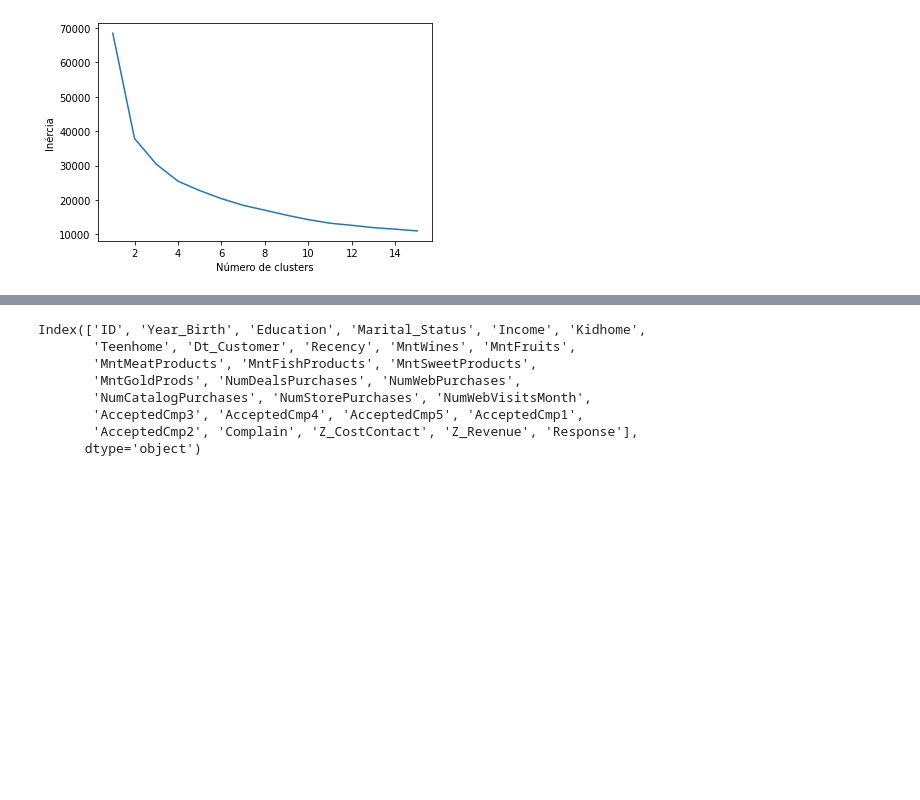
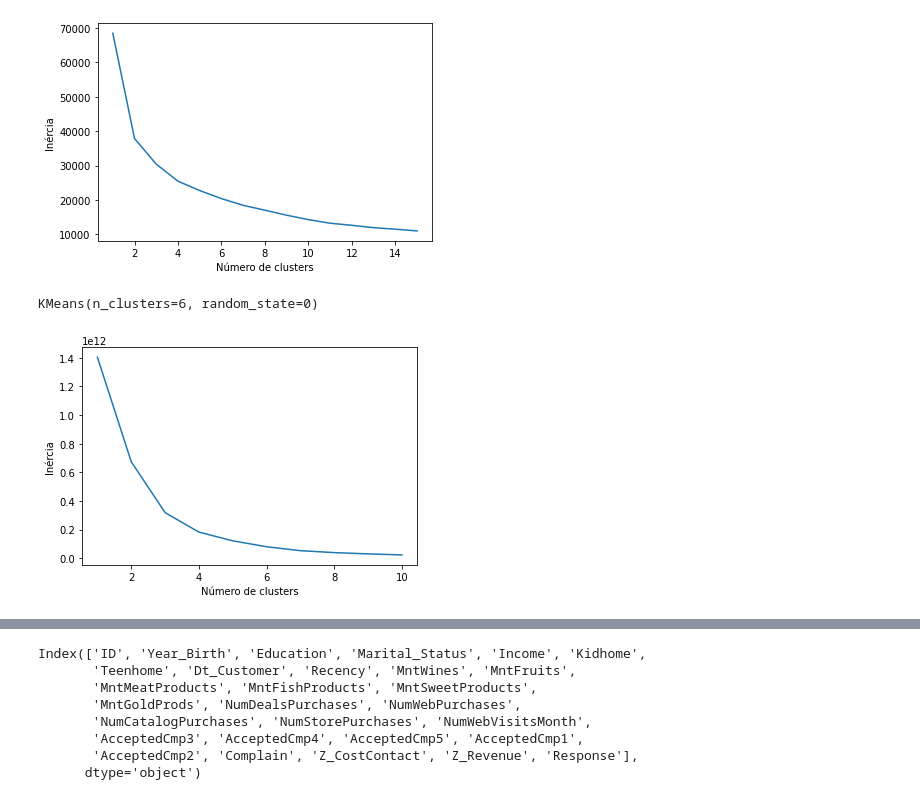
Before and after one commit to BrunoSantosPK/case-client-behavior, a Jupyter notebook: notebooks/explorando.ipynb, the cells around one changed output, grey strips where cells are left out. Saved outputs shown, nothing was run; the diff lists cells and outputs as text; code cells hidden in the pictures; blank space fills up the shorter version.

Commit message:
avaliando as possibilidades de agrupamento

```diff
--- a/notebooks/explorando.ipynb
+++ b/notebooks/explorando.ipynb
@@ -106,3 +192,41 @@ plt.ylabel("Inércia")
 plt.show()
 # %% [output]
 [figure]
+# %%
+# Define as colunas para agrupamento de clientes
+col_grupo_clientes = [
+    "Year_Birth",
+    "Education",
+    "Marital_Status",
+    "Income",
+    "Kidhome",
+    "Teenhome"
+]
+df_clientes = dataset[col_grupo_clientes].dropna()
+
+# Prepara os dados para agrupamento de perfil de clientes
+le_ed = LabelEncoder()
+df_clientes["Education"] = le_ed.fit_transform(df_clientes["Education"].values)
+
+le_ec = LabelEncoder()
+df_clientes["Marital_Status"] = le_ec.fit_transform(df_clientes["Marital_Status"].values)
+
+# Executa o agrupamento
+cluster_clientes = KMeans(n_clusters=6, random_state=0)
+cluster_clientes.fit(df_clientes.values)
+# %% [output]
+KMeans(n_clusters=6, random_state=0)
+# %%
+# Executa análise para quantidade de clusters
+inercia = []
+for i in range(1, 11):
+    cluster = KMeans(n_clusters=i, random_state=0)
+    cluster.fit(df_clientes.values)
+    inercia.append(cluster.inertia_)
+
+plt.plot(range(1, 11), inercia)
+plt.xlabel("Número de clusters")
+plt.ylabel("Inércia")
+plt.show()
+# %% [output]
+[figure, added]
```
Also changed, not shown: parts of 10 cells of this notebook.
